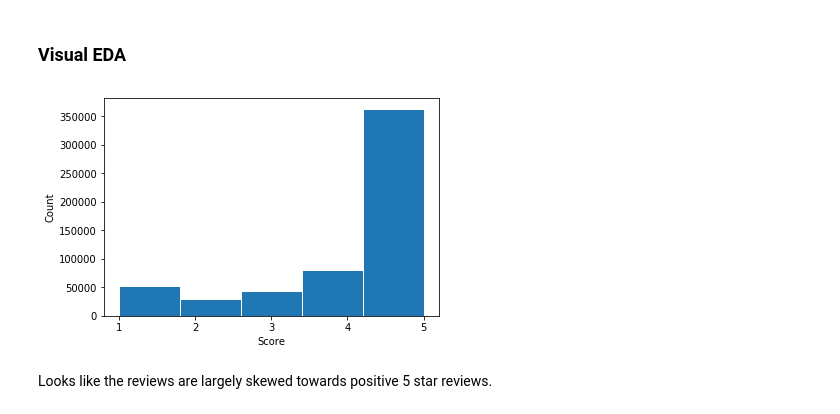
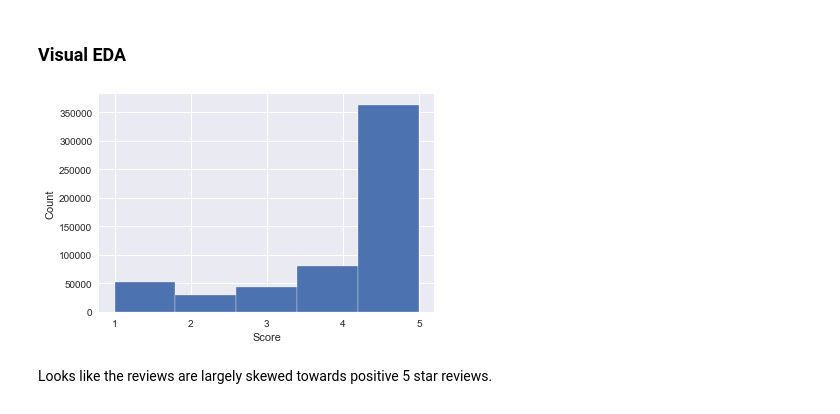
Before and after one commit to Tsolmon17/Springboard-Coursework, a Jupyter notebook: capstone-project2/capstone-project2.ipynb, the cells around one changed output. Cells and saved outputs as stored; diff of their text form; code cells hidden in the pictures.

```diff
--- a/capstone-project2/capstone-project2.ipynb
+++ b/capstone-project2/capstone-project2.ipynb
@@ -106,13 +106,14 @@ Name: Score, dtype: int64
 ### Visual EDA
 # %%
 # plot histogram of score distribution
+sns.set()
 plt.hist(df.Score, bins=5, edgecolor='w')
 plt.xticks([1, 2, 3, 4, 5])
 plt.xlabel('Score')
 plt.ylabel('Count')
 plt.show()
 # %% [output]
-[figure, old version]
+[figure, new version]
 # %% [markdown]
 Looks like the reviews are largely skewed towards positive 5 star reviews.
 # %%
```
Also changed, not shown: parts of 11 cells of this notebook, 1 other file.
